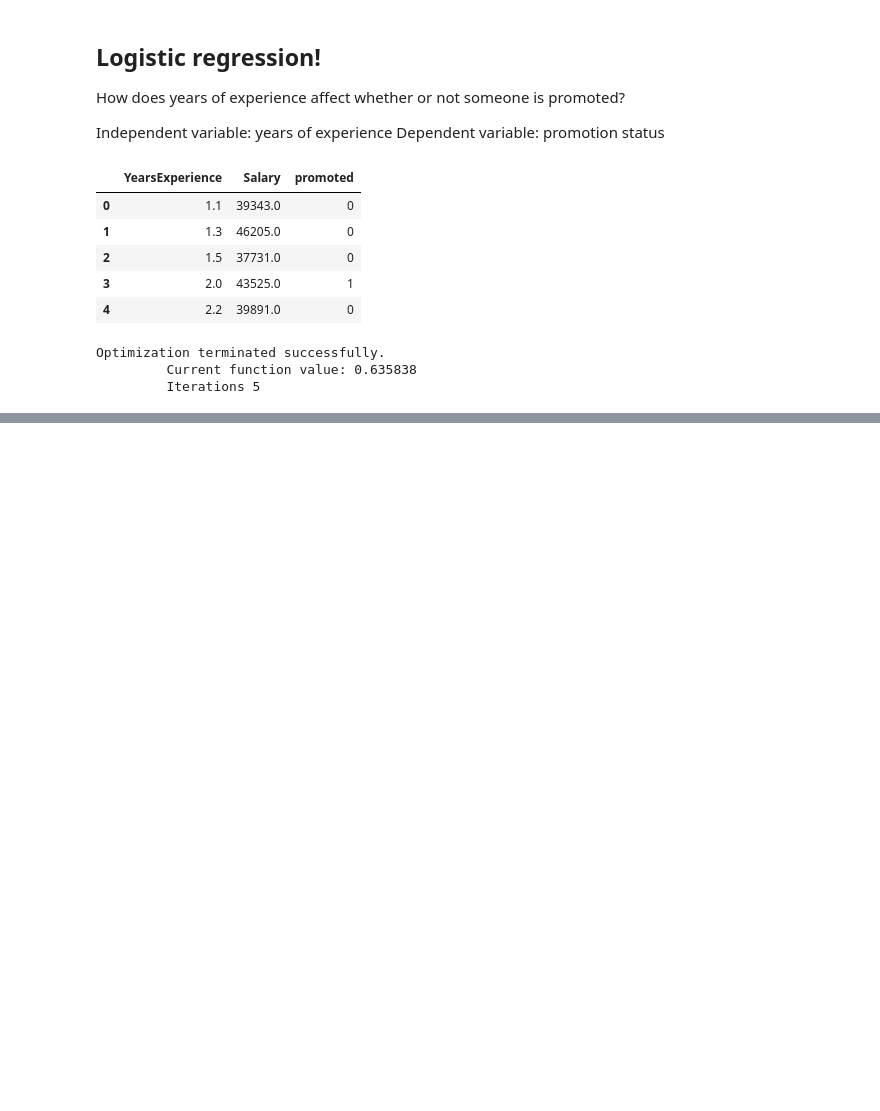
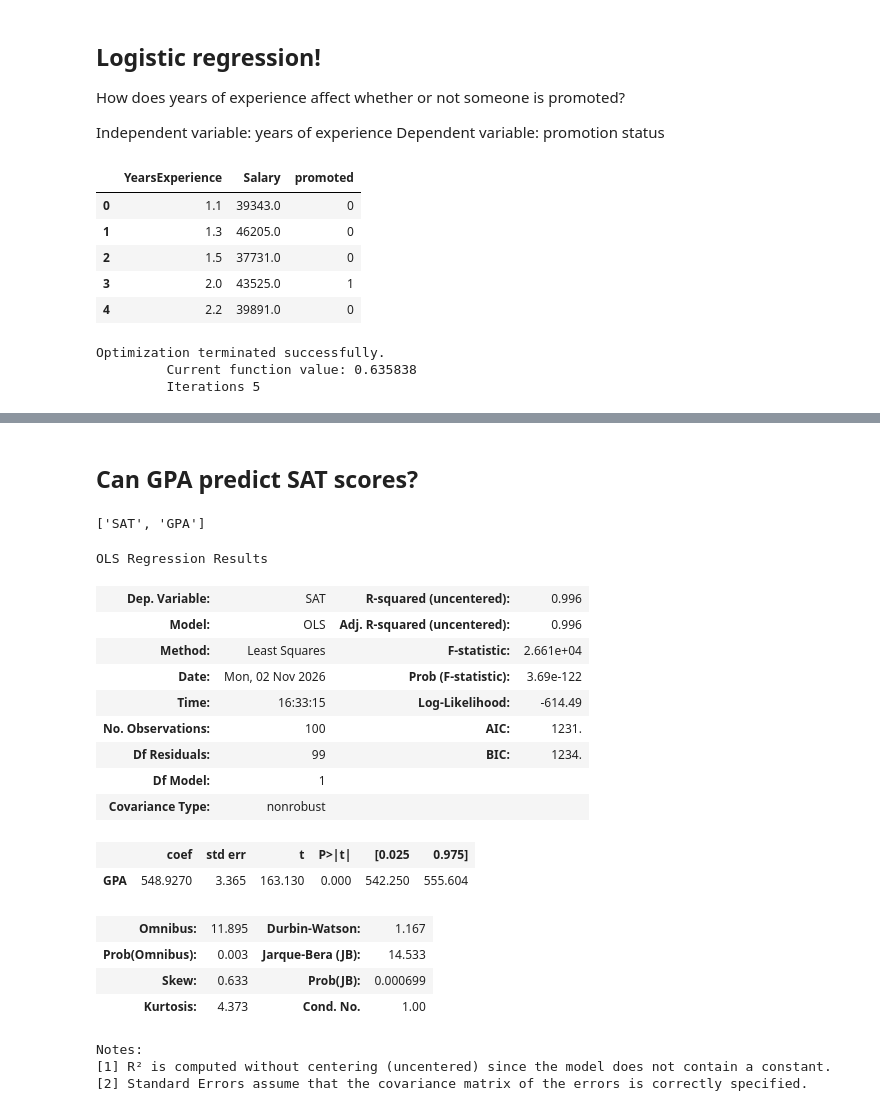
Before and after one commit to jack-walk/CUNY_adv-data, a Jupyter notebook: w7/notebooks/01-linear-regression-exercise.ipynb, the cells around one changed output, grey strips where cells are left out. Cells and saved outputs as stored; diff of their text form; code cells hidden in the pictures; blank space fills up the shorter version.

```diff
--- a/w7/notebooks/01-linear-regression-exercise.ipynb
+++ b/w7/notebooks/01-linear-regression-exercise.ipynb
@@ -145,0 +160,2 @@ Optimization terminated successfully.
+# %% [markdown]
+## Can GPA predict SAT scores?
@@ -145,0 +164,5 @@ Optimization terminated successfully.
+# %%
+school_data.head()
+print(school_data.columns.tolist())
+# %% [output]
+['SAT', 'GPA']
@@ -145,0 +177,23 @@ Optimization terminated successfully.
+# %%
+# Preview summary
+results.summary()
+# %% [output]
+OLS Regression Results
+| Dep. Variable: | SAT | R-squared (uncentered): | 0.996 |
+| Model: | OLS | Adj. R-squared (uncentered): | 0.996 |
+| Method: | Least Squares | F-statistic: | 2.661e+04 |
+| Date: | Mon, 02 Nov 2026 | Prob (F-statistic): | 3.69e-122 |
+| Time: | 16:33:15 | Log-Likelihood: | -614.49 |
+| No. Observations: | 100 | AIC: | 1231. |
+| Df Residuals: | 99 | BIC: | 1234. |
+| Df Model: | 1 |  |  |
+| Covariance Type: | nonrobust |  |  |
+|  | coef | std err | t | P>|t| | [0.025 | 0.975] |
+| GPA | 548.9270 | 3.365 | 163.130 | 0.000 | 542.250 | 555.604 |
+| Omnibus: | 11.895 | Durbin-Watson: | 1.167 |
+| Prob(Omnibus): | 0.003 | Jarque-Bera (JB): | 14.533 |
+| Skew: | 0.633 | Prob(JB): | 0.000699 |
+| Kurtosis: | 4.373 | Cond. No. | 1.00 |
+Notes:
+[1] R² is computed without centering (uncentered) since the model does not contain a constant.
+[2] Standard Errors assume that the covariance matrix of the errors is correctly specified.
```
Also changed, not shown: parts of 6 cells of this notebook.
